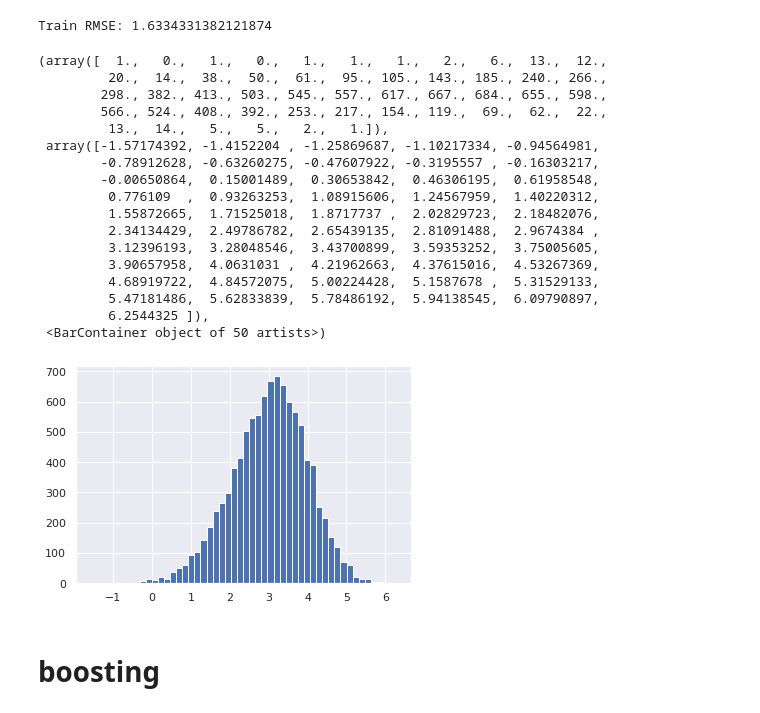
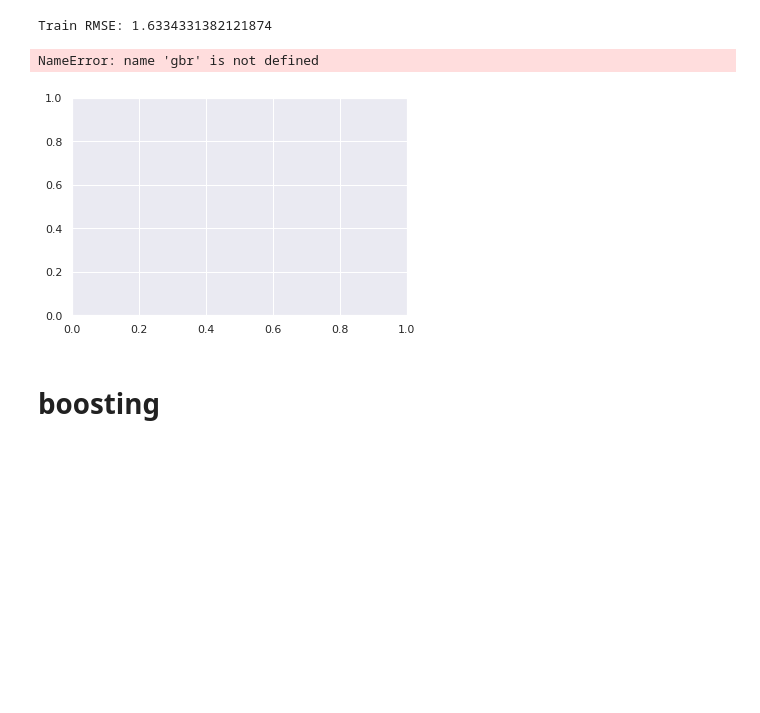
Before and after one commit to Second0395/Capstone_3, a Jupyter notebook: working.ipynb, the cells around one changed output. Saved outputs shown, nothing was run; the diff lists cells and outputs as text; code cells hidden in the pictures; blank space fills up the shorter version.

```diff
--- a/working.ipynb
+++ b/working.ipynb
@@ -719,26 +818,10 @@ dt_pred = pd.Series(dt_pred).apply(lambda x: math.floor(x+.5))
 #gradient boosting
 # %%
 fig, ax = plt.subplots()
-ax.hist(gbr.predict(X_test_tvectorizer), bins=50)
+ax.hist(gbr.predict(X_sample_tvectorizer), bins=50)
 # %% [output]
-(array([  1.,   0.,   1.,   0.,   1.,   1.,   1.,   2.,   6.,  13.,  12.,
-         20.,  14.,  38.,  50.,  61.,  95., 105., 143., 185., 240., 266.,
-        298., 382., 413., 503., 545., 557., 617., 667., 684., 655., 598.,
-        566., 524., 408., 392., 253., 217., 154., 119.,  69.,  62.,  22.,
-         13.,  14.,   5.,   5.,   2.,   1.]),
- array([-1.57174392, -1.4152204 , -1.25869687, -1.10217334, -0.94564981,
-        -0.78912628, -0.63260275, -0.47607922, -0.3195557 , -0.16303217,
-        -0.00650864,  0.15001489,  0.30653842,  0.46306195,  0.61958548,
-         0.776109  ,  0.93263253,  1.08915606,  1.24567959,  1.40220312,
-         1.55872665,  1.71525018,  1.8717737 ,  2.02829723,  2.18482076,
-         2.34134429,  2.49786782,  2.65439135,  2.81091488,  2.9674384 ,
-         3.12396193,  3.28048546,  3.43700899,  3.59353252,  3.75005605,
-         3.90657958,  4.0631031 ,  4.21962663,  4.37615016,  4.53267369,
-         4.68919722,  4.84572075,  5.00224428,  5.1587678 ,  5.31529133,
-         5.47181486,  5.62833839,  5.78486192,  5.94138545,  6.09790897,
-         6.2544325 ]),
- <BarContainer object of 50 artists>)
+NameError: name 'gbr' is not defined
-[figure, old version]
+[figure, new version]
 # %%
 #get gini importance for random forest
 # %% [markdown]
```
Also changed, not shown: parts of 27 cells of this notebook.
